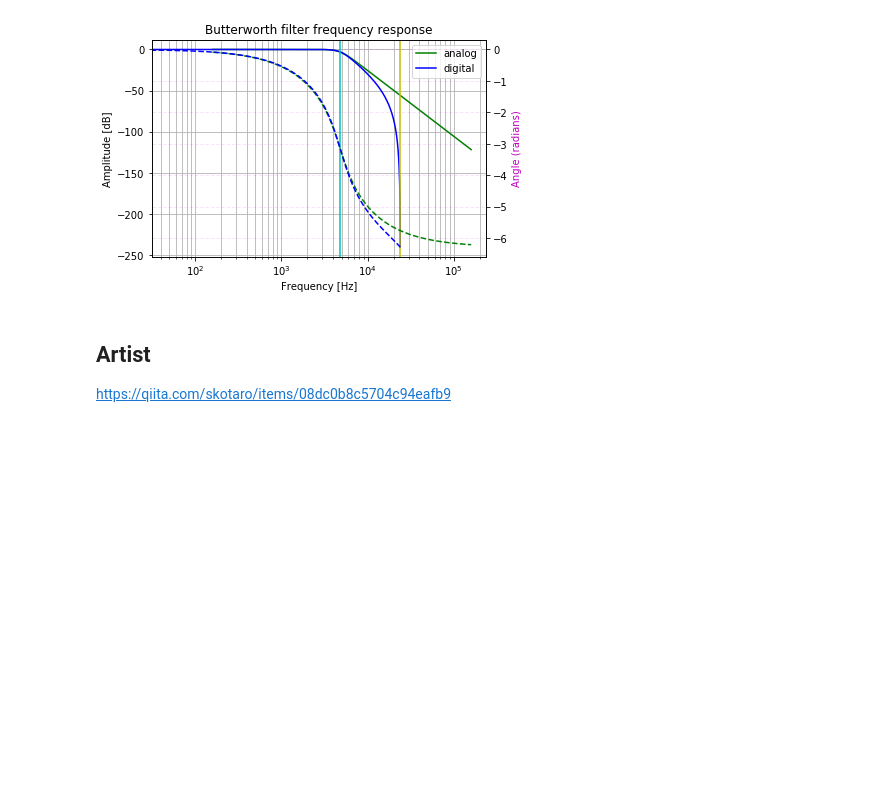
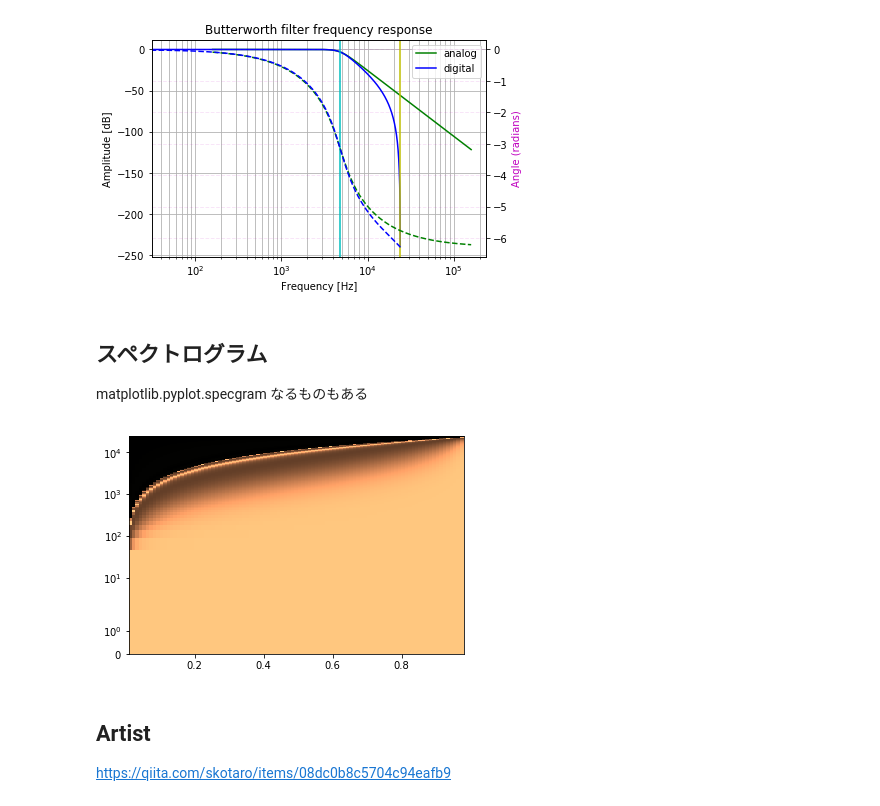
Before and after one commit to t2240013/hello-world, a Jupyter notebook: PythonMemo.ipynb, the cells around one changed output. Saved outputs shown, nothing was run; the diff lists cells and outputs as text; code cells hidden in the pictures; blank space fills up the shorter version.

Commit message:
pcolor demo added

```diff
--- a/PythonMemo.ipynb
+++ b/PythonMemo.ipynb
@@ -469,6 +481,30 @@ plt.grid( which ='both', axis='y', color='m', linestyle='--', linewidth=1, alpha
 plt.show()
 # %% [output]
 [figure]
+# %% [markdown]
+## スペクトログラム
+matplotlib.pyplot.specgram なるものもある
+# %%
+import scipy.signal as sg
+
+x_values = np.arange(0.01, 0.99, 0.01) # cut-off Freq
+y_values = np.linspace( 0, 1, 512) * 24000
+hh = np.empty((len(y_values),0))
+for i in x_values:
+    b, a = sg.ellip(5, 10, 40, i, 'low')
+    w, h = sg.freqz(b, a)
+    hh = np.hstack((hh,h.reshape(-1,1)))
+
+# 格軸の値を格納したMatrixを作る。Matrixの形状は len(x_values) X len(y_values)
+# X:x_values のMatrix, Y:y_valuesのMatrix
+X,Y = np.meshgrid( x_values, y_values )
+
+im = plt.pcolormesh(X, Y, np.abs(hh), snap=True, cmap='copper' )
+plt.yscale('symlog')
+
+plt.show()
+# %% [output]
+[figure, added]
 # %% [markdown]
 ## Artist
 https://qiita.com/skotaro/items/08dc0b8c5704c94eafb9 <br>
```
Also changed, not shown: parts of 4 cells of this notebook.
